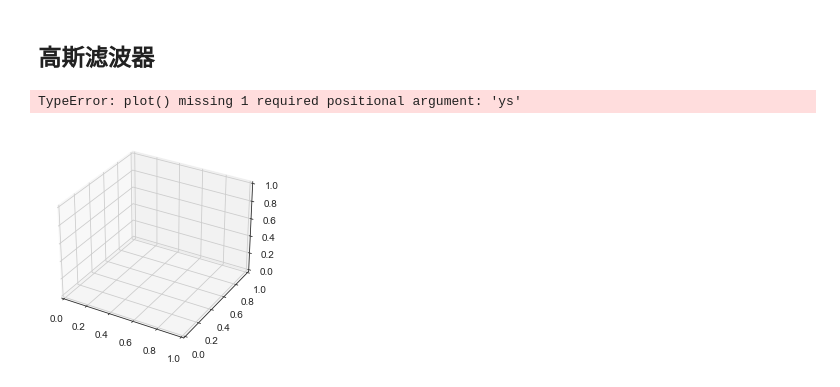
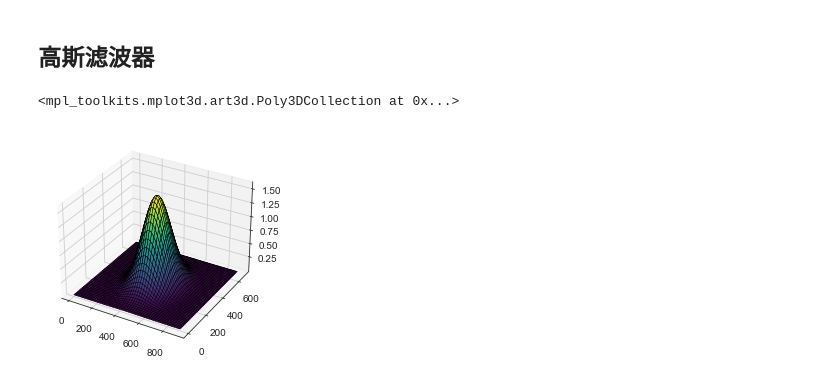
Before and after one commit to awei231/digital-image-processing, a Jupyter notebook: Image-Process/notebooks/频率域滤波.ipynb, the cells around one changed output. Cells and saved outputs as stored; diff of their text form; code cells hidden in the pictures.

```diff
--- a/Image-Process/notebooks/频率域滤波.ipynb
+++ b/Image-Process/notebooks/频率域滤波.ipynb
@@ -180,40 +189,13 @@ def get_two_dim_gaussian_kernel(shape:(int,int),sigma:float) -> np.ndarray:
     x = cv2.getGaussianKernel(shape[0],sigma)
     y = cv2.getGaussianKernel(shape[1],sigma)
     return np.multiply(x,np.transpose(y))
-# %%
-from mpl_toolkits import mplot3d
-
-sns.set_style("white")
-
-axes = plt.subplots(2,3)
-ax = plt.axes(projection='3d')
-gaussian_kernel = get_two_dim_gaussian_kernel(image.shape,1)
-ax.plot3D(gaussian_kernel)
-
-w,h = image.shape
-fft_image = np.fft.fft2(image)
-fft_image = np.fft.fftshift(fft_image)
-
-“”“”“”
-# _,axe = plt.subplots(2,3,figsize = (15,8))
-
-# ax = fig.gca(projection='3d')
-# theta = np.linspace(-4 * np.pi, 4 * np.pi, 100)
-# z = np.linspace(-2, 2, 100)
-# r = z ** 2 + 1
-# x = r * np.sin(theta)
-# y = r * np.cos(theta)
-# ax.plot(x, y, z, label='parametric curve')
-# ax.legend()
-# “”“”“”
-# kernel1 = get_two_dim_gaussian_kernel(fft_image.shape,1)
-# plt.imshow(kernel1)
-# plt.show()
-
-# fft_image1 = fft_image *  ( kernel1)
-# fft_image1 = np.fft.ifftshift(fft_image1)
-# r_image1 = np.fft.ifft2(fft_image1)
-# plt.imshow(r_image1.real)
-# %% [output]
-TypeError: plot() missing 1 required positional argument: 'ys'
-[figure, removed]
+# %%
+from mpl_toolkits import mplot3d
+
+ax = plt.axes(projection='3d')
+gaussian_kernel = get_two_dim_gaussian_kernel(image.shape,100)
+x, y = np.meshgrid(np.arange(gaussian_kernel.shape[1]), np.arange(gaussian_kernel.shape[0]))
+ax.plot_surface(x, y, gaussian_kernel, cmap='viridis', edgecolor='k', linewidth=0.5)
+# %% [output]
+<mpl_toolkits.mplot3d.art3d.Poly3DCollection at 0x...>
+[figure, added]
```
Also changed, not shown: parts of 5 cells of this notebook, 2 other files.
